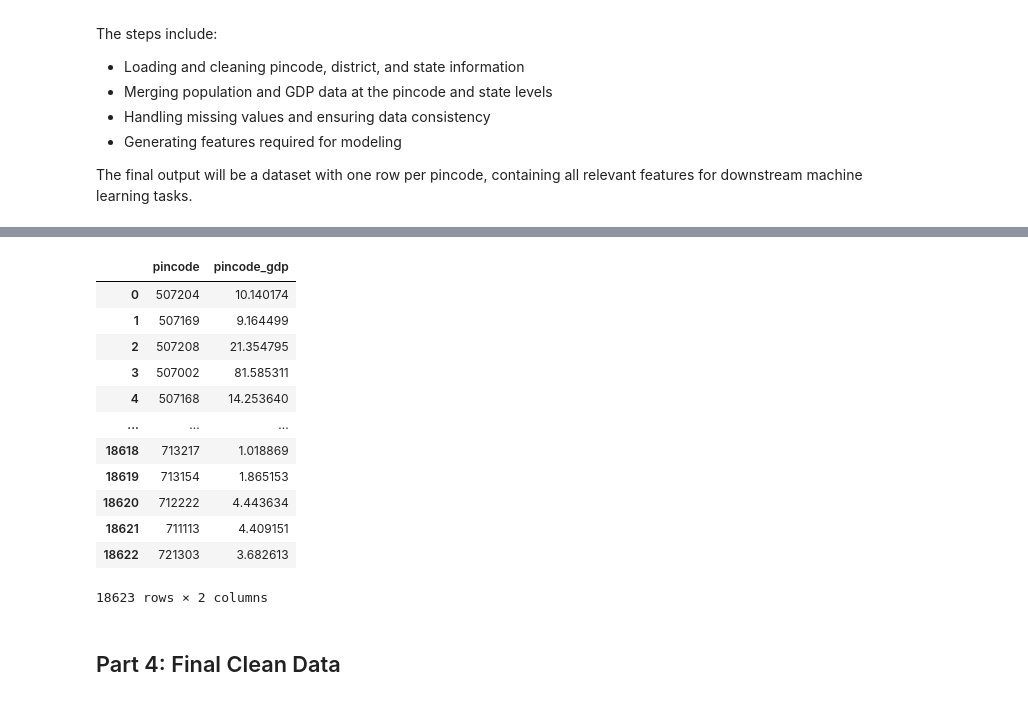
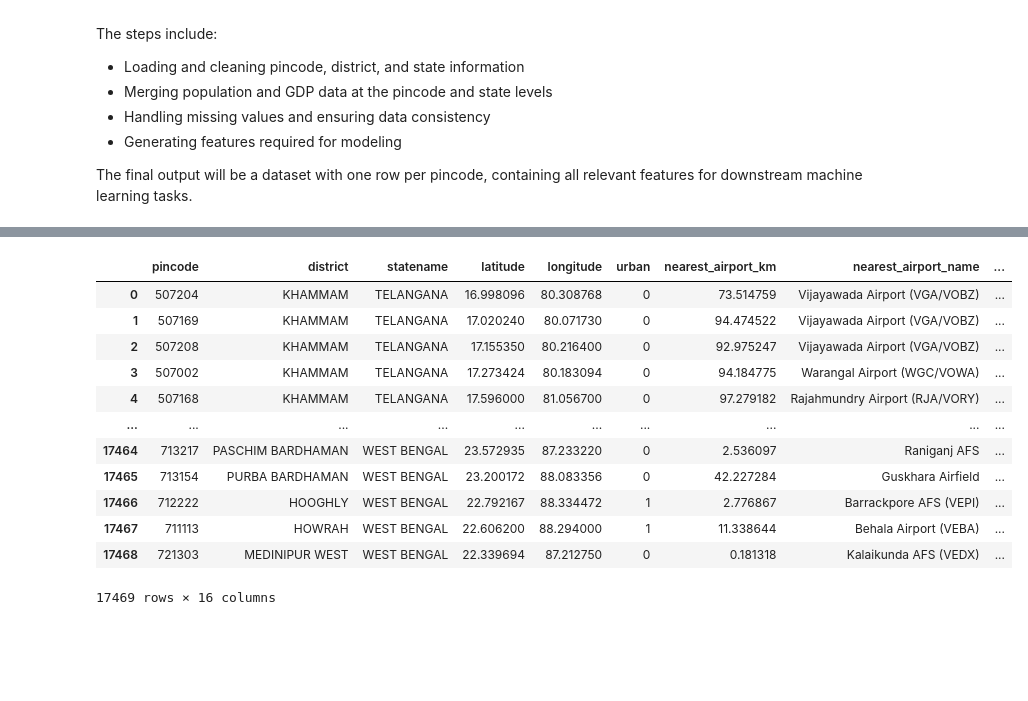
Before and after one commit to arupmahatha-dtdc/rentcast, a Jupyter notebook: raw_data.ipynb, the cells around one changed output, grey strips where cells are left out. Drawn from its saved outputs; the diff is of its cells as text; code cells hidden in the pictures; blank space fills up the shorter version.

```diff
--- a/raw_data.ipynb
+++ b/raw_data.ipynb
@@ -199,12 +341,18 @@ pincode_state_pop
 # %%
+# Read pincode-directory to get pincode and state
+df = pd.read_csv('processed_data/pincode_lev2.csv')
+
+# Rename 'population' to 'pincode_population'
+df = df.rename(columns={'population': 'pincode_population'})
+
 # Merge to get GDP for each pincode's state, and drop the duplicate 'state' column
-pincode_state_pop = pd.merge(
-    pincode_state_pop,
-    state_gdp_df[['state', 'gdp']],
+df = pd.merge(
+    df,
+    state_gdp_df[['state', 'state_gdp']],
     left_on='statename',
     right_on='state',
     how='inner'
 ).drop(columns=['state'])
 
-pincode_state_pop
+df
 # %% [output]
@@ -224,15 +372,8 @@ pincode_state_pop
 # %%
-# For each state, calculate total population
-state_total_pop = pincode_state_pop.groupby('statename')['population'].sum().reset_index()
-state_total_pop = state_total_pop.rename(columns={'population': 'state_total_population'})
-
-# Merge state total population into pincode_state_pop
-pincode_state_pop = pd.merge(
-    pincode_state_pop,
-    state_total_pop,
-    on='statename',
-    how='left'
+# Add a new column to df with the total population for each pincode's state
+df['state_population'] = df['statename'].map(
+    df.groupby('statename')['pincode_population'].sum()
 )
 
-pincode_state_pop
+df
 # %% [output]
@@ -252,30 +393,23 @@ pincode_state_pop
 # %%
 # Calculate pincode GDP: (pincode population / state total population) * state GDP
-pincode_state_pop['pincode_gdp'] = (
-    pincode_state_pop['population'] / pincode_state_pop['state_total_population']
-) * pincode_state_pop['gdp']
+df['pincode_gdp'] = (
+    df['pincode_population'] / df['state_population']
+) * df['state_gdp']
 
-# Prepare final DataFrame
-pincode_gdp_df = pincode_state_pop[['pincode', 'pincode_gdp']].copy()
-
-# Save to CSV
-pincode_gdp_df.to_csv('processed_data/pincode_gdp.csv', index=False)
-
-# Show the result
-pincode_gdp_df
+df
 # %% [output]
-|  | pincode | pincode_gdp |
-| 0 | 507204 | 10.140174 |
-| 1 | 507169 | 9.164499 |
-| 2 | 507208 | 21.354795 |
-| 3 | 507002 | 81.585311 |
-| 4 | 507168 | 14.253640 |
-| ... | ... | ... |
-| 18618 | 713217 | 1.018869 |
-| 18619 | 713154 | 1.865153 |
-| 18620 | 712222 | 4.443634 |
-| 18621 | 711113 | 4.409151 |
-| 18622 | 721303 | 3.682613 |
+|  | pincode | district | statename | latitude | longitude | urban | nearest_airport_km | nearest_airport_name | ... |
+| 0 | 507204 | KHAMMAM | TELANGANA | 16.998096 | 80.308768 | 0 | 73.514759 | Vijayawada Airport (VGA/VOBZ) | ... |
+| 1 | 507169 | KHAMMAM | TELANGANA | 17.020240 | 80.071730 | 0 | 94.474522 | Vijayawada Airport (VGA/VOBZ) | ... |
+| 2 | 507208 | KHAMMAM | TELANGANA | 17.155350 | 80.216400 | 0 | 92.975247 | Vijayawada Airport (VGA/VOBZ) | ... |
+| 3 | 507002 | KHAMMAM | TELANGANA | 17.273424 | 80.183094 | 0 | 94.184775 | Warangal Airport (WGC/VOWA) | ... |
+| 4 | 507168 | KHAMMAM | TELANGANA | 17.596000 | 81.056700 | 0 | 97.279182 | Rajahmundry Airport (RJA/VORY) | ... |
+| ... | ... | ... | ... | ... | ... | ... | ... | ... | ... |
+| 17464 | 713217 | PASCHIM BARDHAMAN | WEST BENGAL | 23.572935 | 87.233220 | 0 | 2.536097 | Raniganj AFS | ... |
+| 17465 | 713154 | PURBA BARDHAMAN | WEST BENGAL | 23.200172 | 88.083356 | 0 | 42.227284 | Guskhara Airfield | ... |
+| 17466 | 712222 | HOOGHLY | WEST BENGAL | 22.792167 | 88.334472 | 1 | 2.776867 | Barrackpore AFS (VEPI) | ... |
+| 17467 | 711113 | HOWRAH | WEST BENGAL | 22.606200 | 88.294000 | 1 | 11.338644 | Behala Airport (VEBA) | ... |
+| 17468 | 721303 | MEDINIPUR WEST | WEST BENGAL | 22.339694 | 87.212750 | 0 | 0.181318 | Kalaikunda AFS (VEDX) | ... |
-18623 rows × 2 columns
+17469 rows × 16 columns
 # %%
 # Save the pincode-wise GDP data to the processed_data folder
@@ -283,2 +416,0 @@ pincode_gdp_df.to_csv('processed_data/pincode_gdp.csv', index=False)
-# %% [markdown]
-## Part 4: Final Clean Data
```
Also changed, not shown: parts of 34 cells of this notebook, 14 other files.
